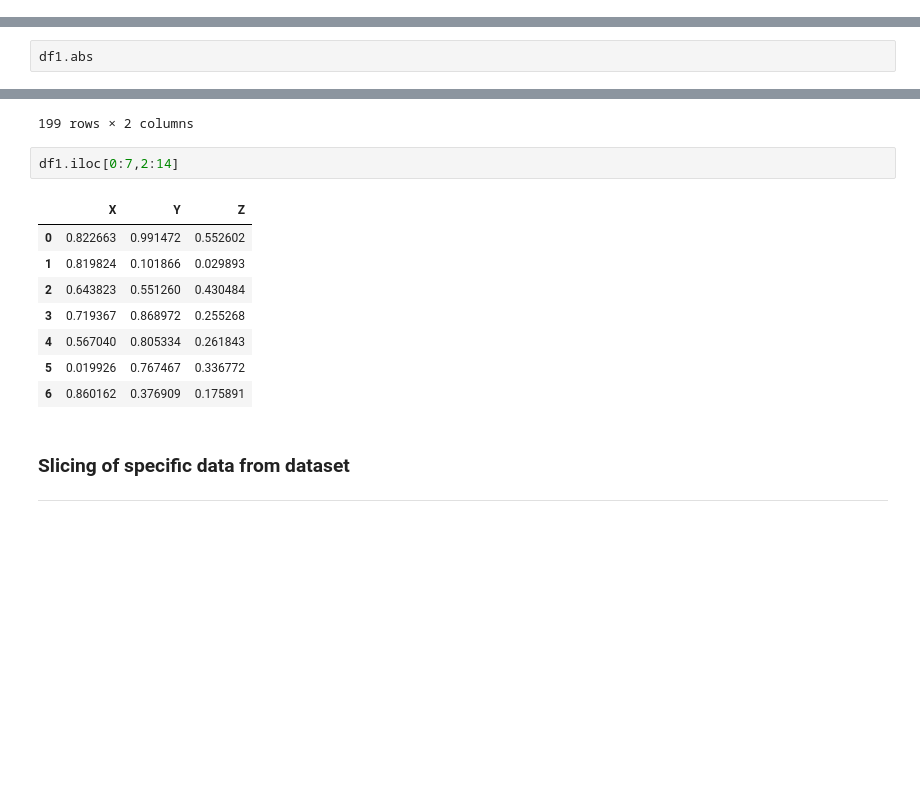
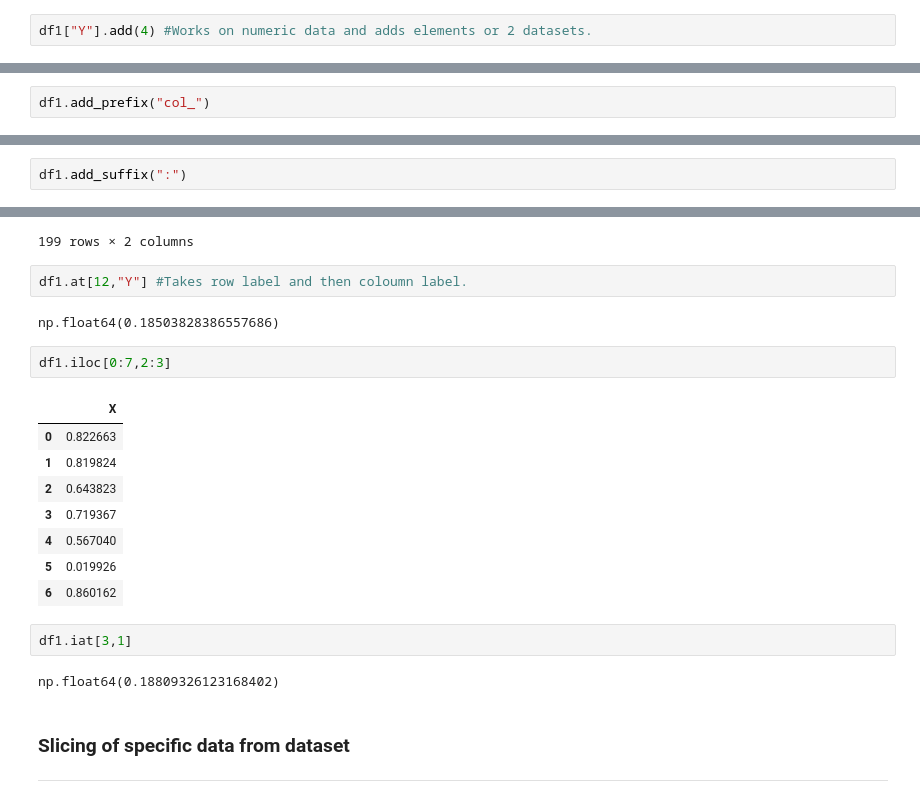
Before and after one commit to TouseefDataScientist/Artificialintelligence, a Jupyter notebook: Wajiha_Pandas_Practise.ipynb, the cells around one changed output, grey strips where cells are left out. Saved outputs shown, nothing was run; the diff lists cells and outputs as text; blank space fills up the shorter version.

```diff
--- a/Wajiha_Pandas_Practise.ipynb
+++ b/Wajiha_Pandas_Practise.ipynb
@@ -50,0 +81,2 @@ dtype: object
+# %%
+df1["Y"].add(4) #Works on numeric data and adds elements or 2 datasets.
@@ -50,0 +96,2 @@ dtype: object
+# %%
+df1.add_prefix("col_")
@@ -51,3 +112,3 @@ dtype: object
 # %%
-df1.abs
+df1.add_suffix(":")
 # %% [output]
@@ -441,17 +460,25 @@ df1.loc[:, ["W", "X"]]
 | 197 | 0.662741 | 0.536512 |
 | 198 | 0.093029 | 0.775627 |
 199 rows × 2 columns
+# %%
+df1.at[12,"Y"] #Takes row label and then coloumn label.
+# %% [output]
+np.float64(0.18503828386557686)
 # %%
-df1.iloc[0:7,2:14]
+df1.iloc[0:7,2:3]
 # %% [output]
-|  | X | Y | Z |
-| 0 | 0.822663 | 0.991472 | 0.552602 |
-| 1 | 0.819824 | 0.101866 | 0.029893 |
-| 2 | 0.643823 | 0.551260 | 0.430484 |
-| 3 | 0.719367 | 0.868972 | 0.255268 |
-| 4 | 0.567040 | 0.805334 | 0.261843 |
-| 5 | 0.019926 | 0.767467 | 0.336772 |
-| 6 | 0.860162 | 0.376909 | 0.175891 |
+|  | X |
+| 0 | 0.822663 |
+| 1 | 0.819824 |
+| 2 | 0.643823 |
+| 3 | 0.719367 |
+| 4 | 0.567040 |
+| 5 | 0.019926 |
+| 6 | 0.860162 |
+# %%
+df1.iat[3,1]
+# %% [output]
+np.float64(0.18809326123168402)
 # %% [markdown]
 ### Slicing of specific data from dataset
 ***
```
Also changed, not shown: parts of 58 cells of this notebook.
